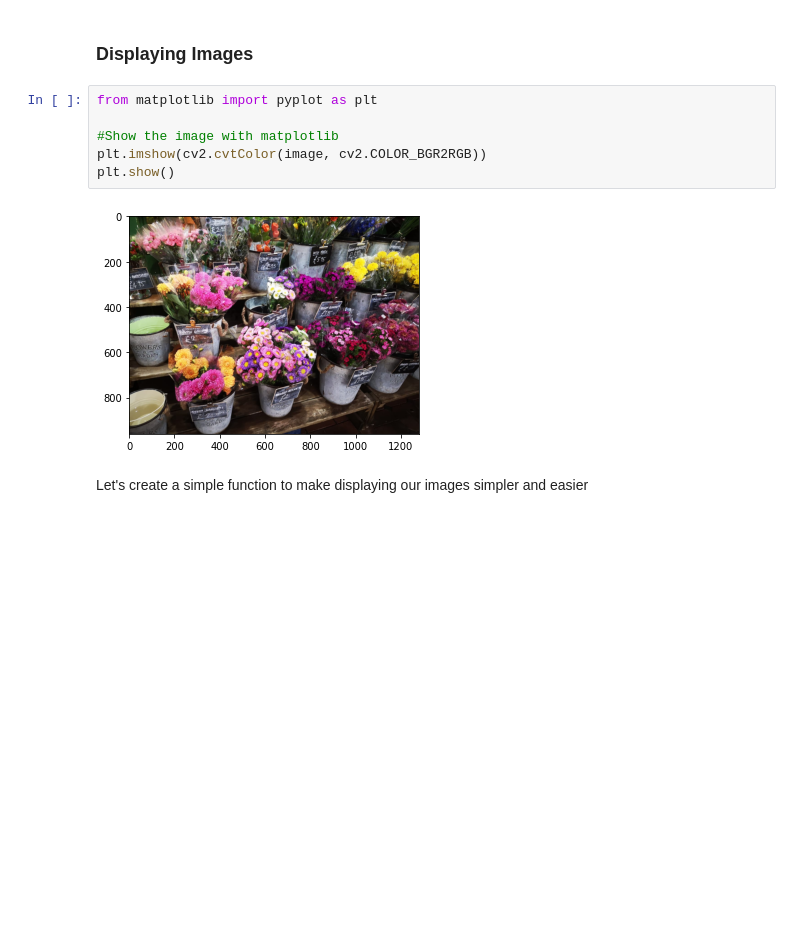
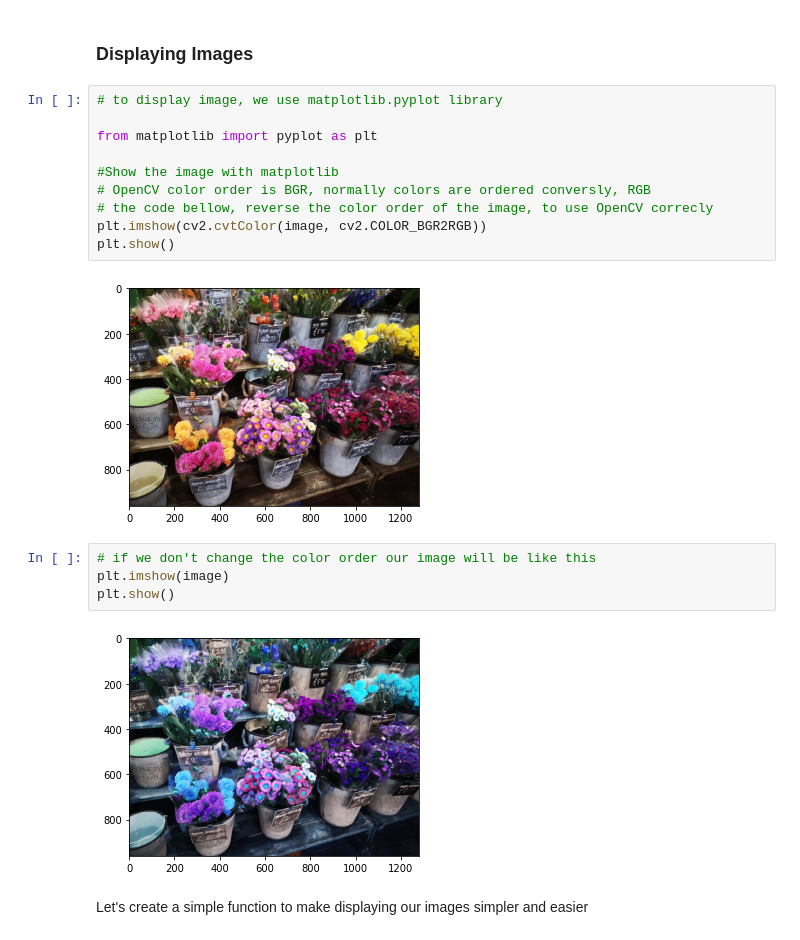
Before and after one commit to mirpouya/OpenCV-Tutorial, a Jupyter notebook: 1_Getting_Started_Loading,_Displaying,_Saving_and_Dimensions.ipynb, the cells around one changed output. Drawn from its saved outputs; the diff is of its cells as text; blank space fills up the shorter version.

```diff
--- a/1_Getting_Started_Loading,_Displaying,_Saving_and_Dimensions.ipynb
+++ b/1_Getting_Started_Loading,_Displaying,_Saving_and_Dimensions.ipynb
@@ -43,13 +46,23 @@ image = cv2.imread('./images/flowers.jpeg')
 # %% [markdown]
 ### **Displaying Images**
 # %%
+# to display image, we use matplotlib.pyplot library
+
 from matplotlib import pyplot as plt
 
 #Show the image with matplotlib
+# OpenCV color order is BGR, normally colors are ordered conversly, RGB
+# the code bellow, reverse the color order of the image, to use OpenCV correcly
 plt.imshow(cv2.cvtColor(image, cv2.COLOR_BGR2RGB))
 plt.show()
 # %% [output]
 [figure]
+# %%
+# if we don't change the color order our image will be like this
+plt.imshow(image)
+plt.show()
+# %% [output]
+[figure, added]
 # %% [markdown]
 Let's create a simple function to make displaying our images simpler and easier
 # %%
```
Also changed, not shown: parts of 6 cells of this notebook.
